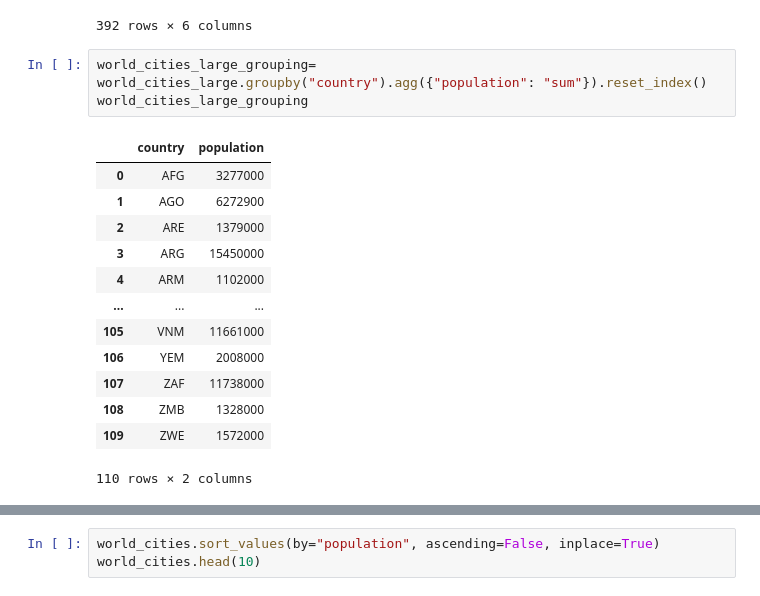
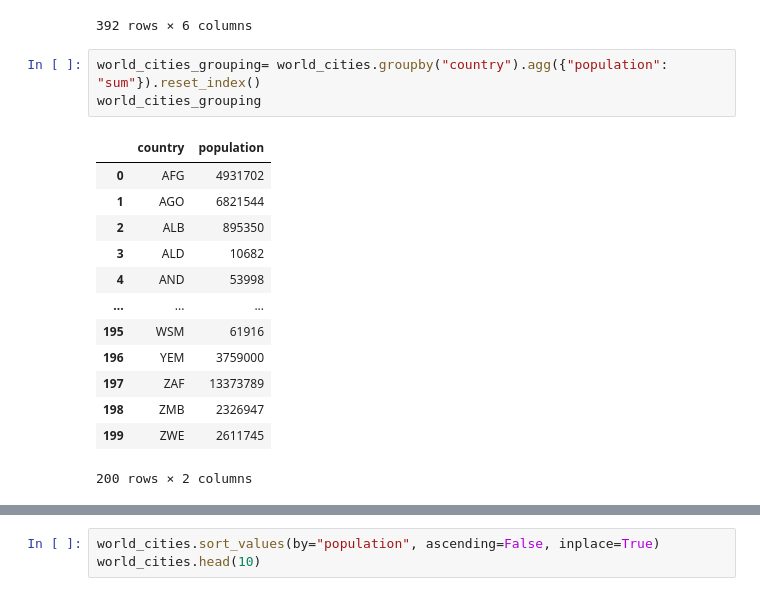
Before and after one commit to Geography-and-Planning/intro-to-gis, a Jupyter notebook: lab/lab_04.ipynb, the cells around one changed output, grey strips where cells are left out. Cells and saved outputs as stored; diff of their text form.

```diff
--- a/lab/lab_04.ipynb
+++ b/lab/lab_04.ipynb
@@ -85,19 +85,19 @@ world_cities_large
 | 1248 | 1249 | Hong Kong | CHN | 22.30498 | 114.18501 | 7206000 |
 392 rows × 6 columns
 # %%
-world_cities_large_grouping= world_cities_large.groupby("country").agg({"population": "sum"}).reset_index()
-world_cities_large_grouping
+world_cities_grouping= world_cities.groupby("country").agg({"population": "sum"}).reset_index()
+world_cities_grouping
 # %% [output]
 |  | country | population |
-| 0 | AFG | 3277000 |
-| 1 | AGO | 6272900 |
-| 2 | ARE | 1379000 |
-| 3 | ARG | 15450000 |
-| 4 | ARM | 1102000 |
+| 0 | AFG | 4931702 |
+| 1 | AGO | 6821544 |
+| 2 | ALB | 895350 |
+| 3 | ALD | 10682 |
+| 4 | AND | 53998 |
 | ... | ... | ... |
-| 105 | VNM | 11661000 |
-| 106 | YEM | 2008000 |
-| 107 | ZAF | 11738000 |
-| 108 | ZMB | 1328000 |
-| 109 | ZWE | 1572000 |
+| 195 | WSM | 61916 |
+| 196 | YEM | 3759000 |
+| 197 | ZAF | 13373789 |
+| 198 | ZMB | 2326947 |
+| 199 | ZWE | 2611745 |
-110 rows × 2 columns
+200 rows × 2 columns
```
Also changed, not shown: parts of 1 cell of this notebook, 1 other file.
